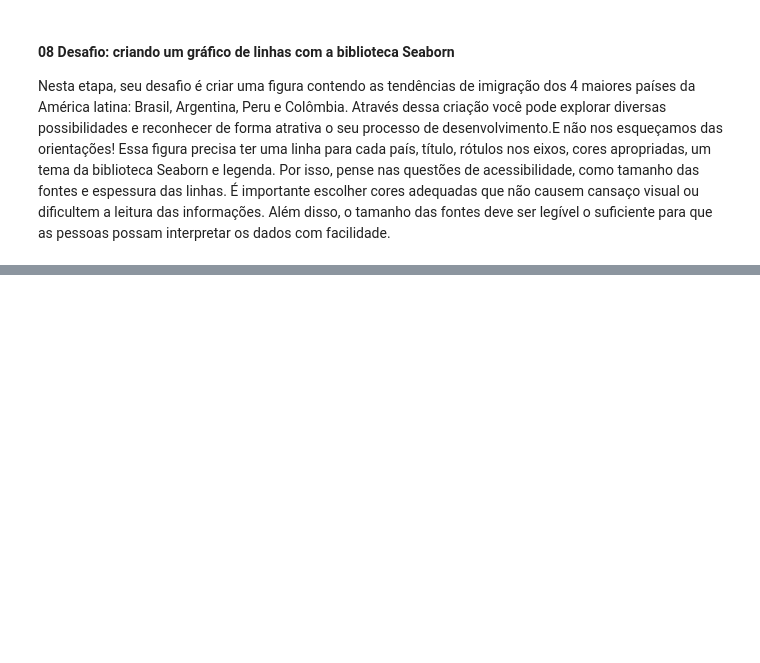
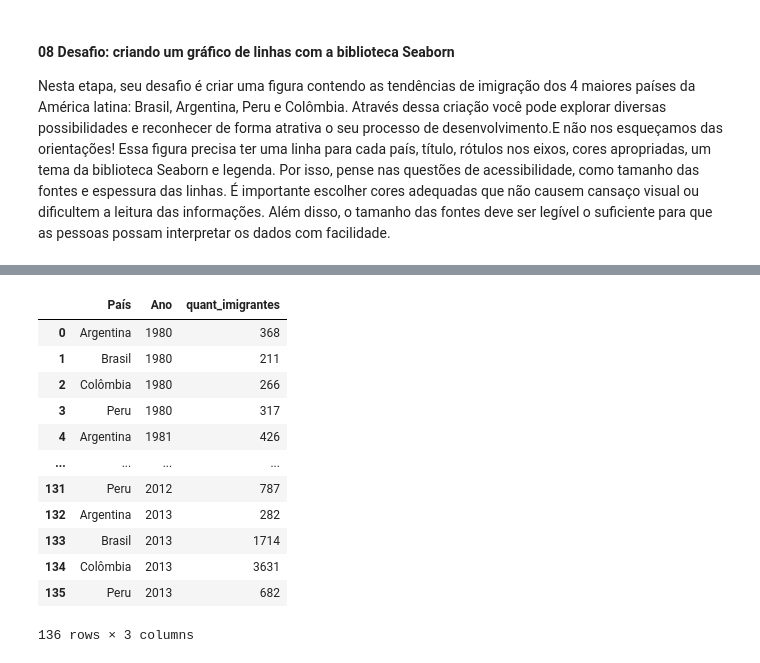
Before and after one commit to JhonCostaDev/oracle_one_alura, a Jupyter notebook: dataScience/data_visualization/migration_canada.ipynb, the cells around one changed output, grey strips where cells are left out. Saved outputs shown, nothing was run; the diff lists cells and outputs as text; code cells hidden in the pictures; blank space fills up the shorter version.

```diff
--- a/dataScience/data_visualization/migration_canada.ipynb
+++ b/dataScience/data_visualization/migration_canada.ipynb
@@ -1169,0 +1382,27 @@ south_america
+# %%
+# Se o index de data for alterado para coluna Pais, dara errado
+
+paises = ['Brasil', 'Argentina', 'Colômbia', 'Peru']        # lista dos países selecionados
+
+south_america_biggest = data[data['País'].isin(paises)] # novo df com países selecionados
+years = [str(x) for x in range(1980, 2014, 1)]              # Anos do eixo X
+
+
+south_america_biggest = south_america_biggest[['País'] + years]
+south_america_biggest = south_america_biggest.melt(id_vars='País', var_name='Ano', value_name='quant_imigrantes') # Organizando em long
+south_america_biggest['Ano'] = south_america_biggest['Ano'].astype(int) # Voltando os valores da coluna ano para int
+south_america_biggest
+# %% [output]
+|  | País | Ano | quant_imigrantes |
+| 0 | Argentina | 1980 | 368 |
+| 1 | Brasil | 1980 | 211 |
+| 2 | Colômbia | 1980 | 266 |
+| 3 | Peru | 1980 | 317 |
+| 4 | Argentina | 1981 | 426 |
+| ... | ... | ... | ... |
+| 131 | Peru | 2012 | 787 |
+| 132 | Argentina | 2013 | 282 |
+| 133 | Brasil | 2013 | 1714 |
+| 134 | Colômbia | 2013 | 3631 |
+| 135 | Peru | 2013 | 682 |
+136 rows × 3 columns
```
Also changed, not shown: parts of 23 cells of this notebook, 1 other file.
